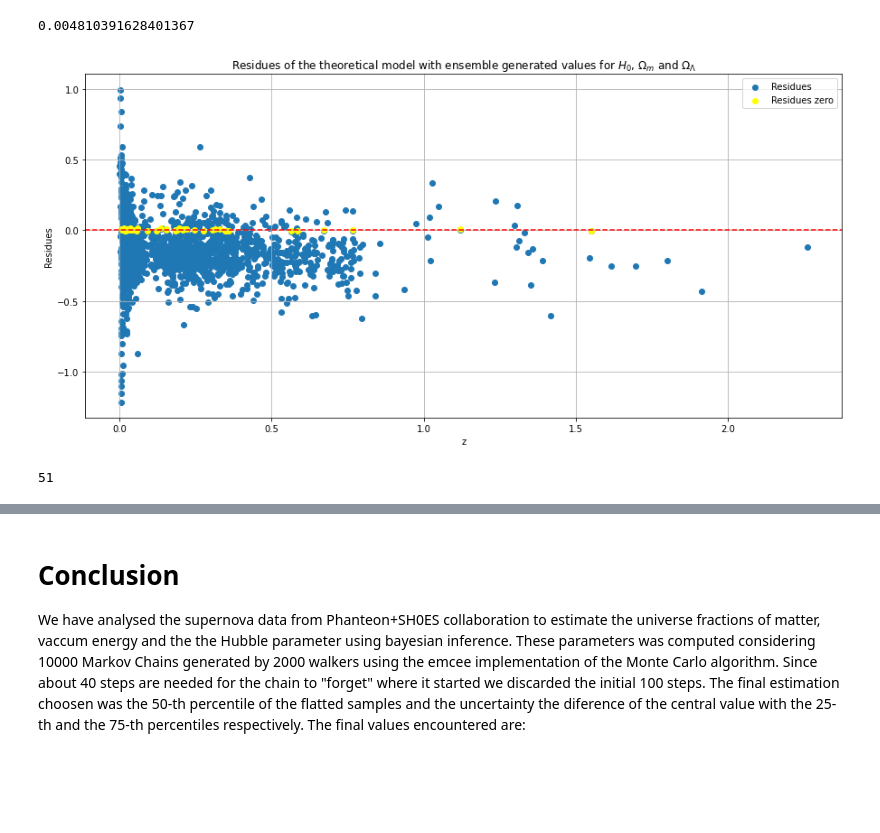
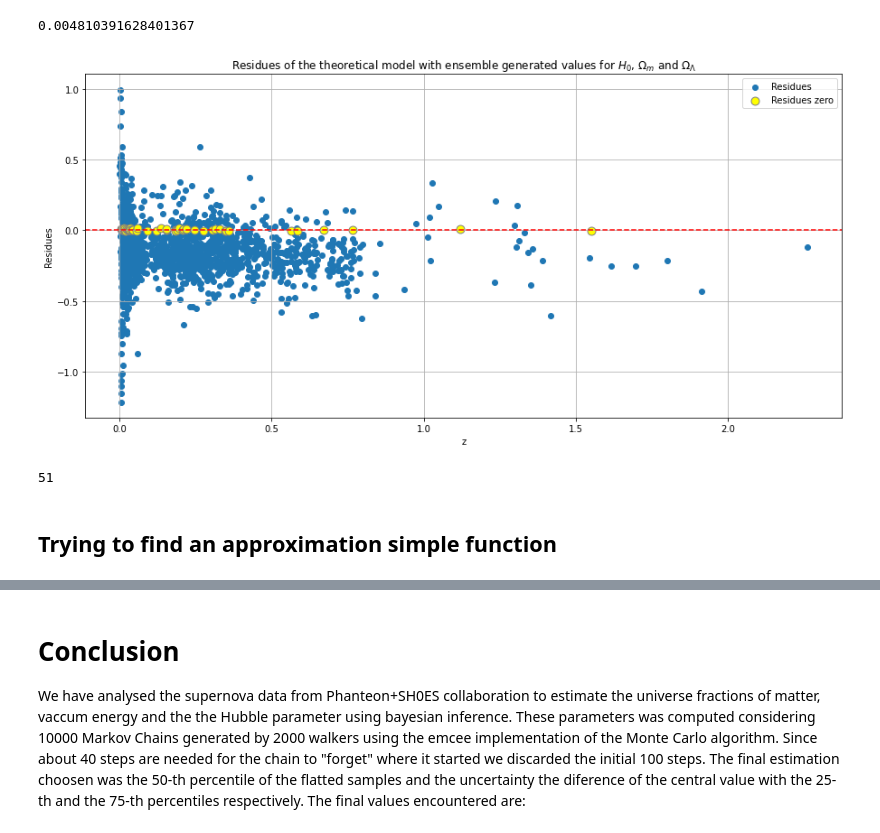
Before and after one commit to dimasjackson/Supernovae-Analysis-with-MCMC, a Jupyter notebook: final_supernovae-analysis-with-mcmc.ipynb, the cells around one changed output, grey strips where cells are left out. Drawn from its saved outputs; the diff is of its cells as text; code cells hidden in the pictures; blank space fills up the shorter version.

```diff
--- a/final_supernovae-analysis-with-mcmc.ipynb
+++ b/final_supernovae-analysis-with-mcmc.ipynb
@@ -684,22 +665,25 @@ residues_ensemble = mu_exp-mu_mod_ensemble[0]
 # %%
 # Plot the residues
 plt.figure(figsize=(15,7))
 
 zero_indices = np.where((-0.01 <= residues_ensemble) & (residues_ensemble <= 0.01))[0]
 
 plt.scatter(z_exp, residues_ensemble, label='Residues')
 plt.axhline(0, color='red', linestyle='--')
-plt.scatter(z_exp[zero_indices], residues[zero_indices], color='yellow', label='Residues zero')
+plt.scatter(z_exp[zero_indices], residues[zero_indices], s=80, color='yellow', edgecolor='gray', label='Residues zero')
 
 plt.xlabel('z')
 plt.ylabel('Residues')
 plt.title('Residues of the theoretical model with ensemble generated values for $H_0$, $\Omega_m$ and $\Omega_\Lambda$')
 
 plt.legend()
 plt.grid(True)
 # %% [output]
-[figure, old version]
+[figure, new version]
-# %%
-len(zero_indices)
-# %% [output]
-51
+# %%
+# Number of binned points
+len(zero_indices)
+# %% [output]
+51
+# %% [markdown]
+## Trying to find an approximation simple function
```
Also changed, not shown: parts of 21 cells of this notebook.
